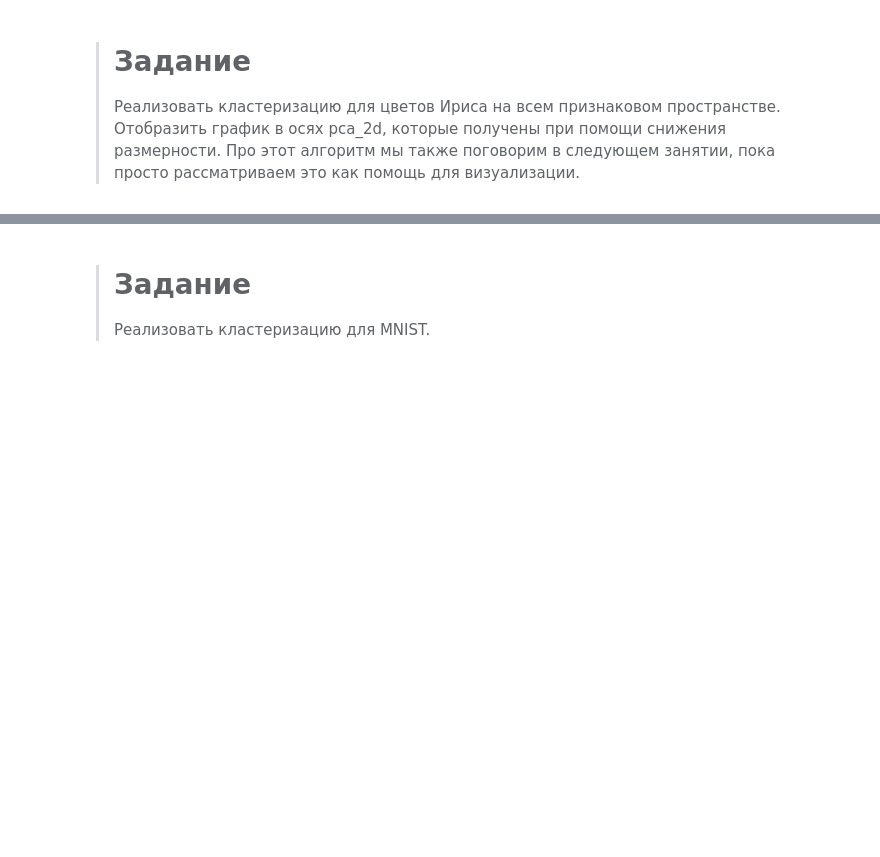
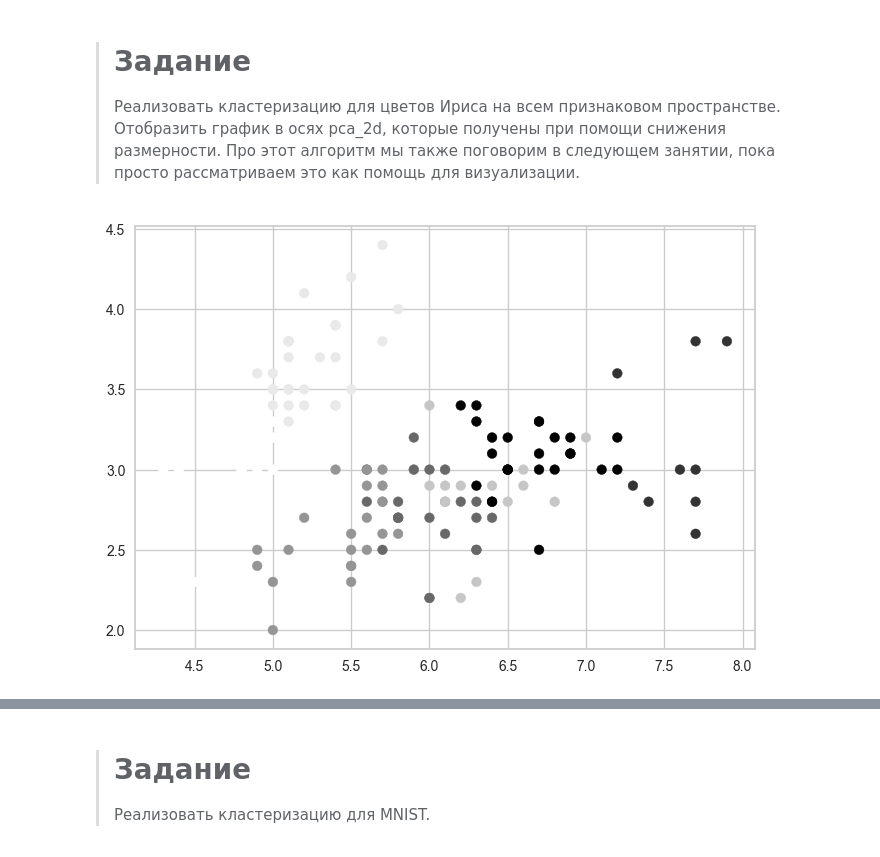
Before and after one commit to bazhil/introduction_in_ml, a Jupyter notebook: 1. Теория вероятности и математическая статистика/4. Алгоритмы машинного обучения для решения задач обучения с учителем/Clustering.ipynb, the cells around one changed output, grey strips where cells are left out. Cells and saved outputs as stored; diff of their text form; code cells hidden in the pictures; blank space fills up the shorter version.

```diff
--- a/1. Теория вероятности и математическая статистика/4. Алгоритмы машинного обучения для решения задач обучения с учителем/Clustering.ipynb
+++ b/1. Теория вероятности и математическая статистика/4. Алгоритмы машинного обучения для решения задач обучения с учителем/Clustering.ipynb
@@ -231,3 +250,18 @@ iris = datasets.load_iris()
+# %%
+# Загрузка данных и кластериазция. Метки кластеров находятся в свойсте labels_ объекта AffinityPropagation
+iris = datasets.load_iris()
+
+# Train the Affinity Propagation algorithm
+af = AffinityPropagation().fit(iris.data)
+
+# Get the cluster labels for each iris point
+cluster_labels = af.labels_
+
+# Plot the iris points colored by their cluster assignments
+plt.scatter(iris.data[:, 0], iris.data[:, 1], c=cluster_labels)
+plt.show()
+# %% [output]
+[figure, added]
 # %%
 # Дальше код для отрисовки
 pca = PCA(n_components=2).fit(iris.data)
```
Also changed, not shown: parts of 22 cells of this notebook.
